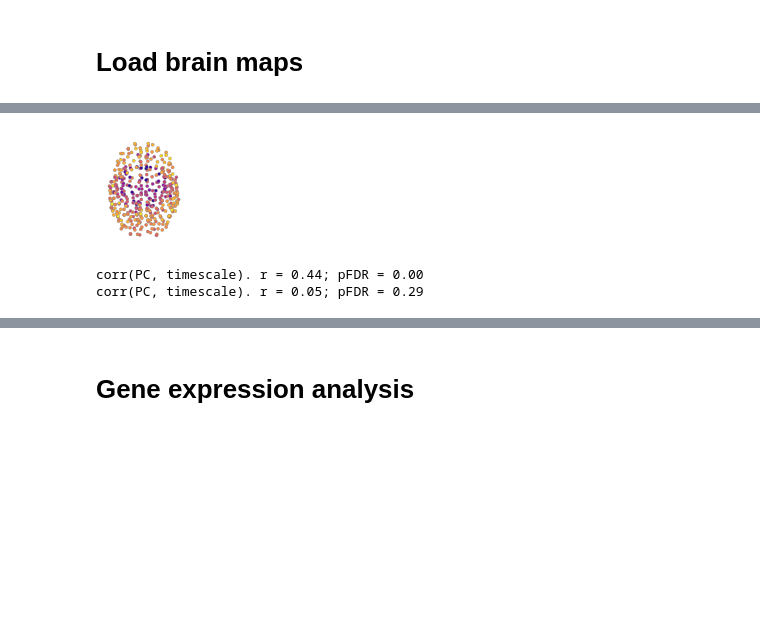
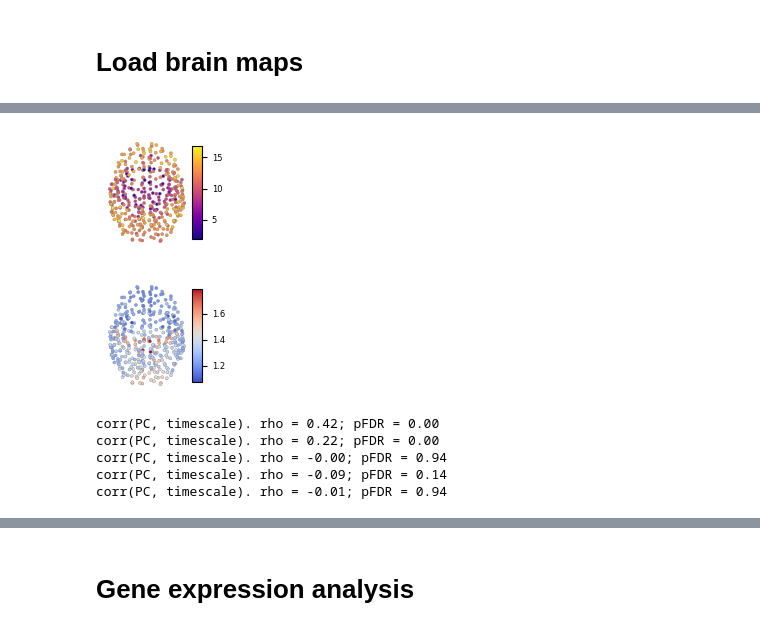
Before and after one commit to LindenParkesLab/nct_xr, a Jupyter notebook: scripts/results_optimized_weights.ipynb, the cells around one changed output, grey strips where cells are left out. Cells and saved outputs as stored; diff of their text form; code cells hidden in the pictures; blank space fills up the shorter version.

```diff
--- a/scripts/results_optimized_weights.ipynb
+++ b/scripts/results_optimized_weights.ipynb
@@ -326,0 +314,35 @@ print(sa_axis.shape, strength.shape, myelin.shape, timescales.shape)
+# %%
+# myelin matrix
+if which_data == 'HCPYA':
+    myelin = np.load(os.path.join(indir, '{0}_{1}_myelin.npy'.format(which_data, atlas)))
+    myelin = myelin.mean(axis=1)
+    TR=0.720
+elif which_data == 'MICS':
+    myelin = np.loadtxt('/media/lindenmp/storage_ssd_1/research_data/MICA-MICs/MICs/derivatives/gradients/gradients/ses-01/group/anat/micro_profiles/group_ses-01_space-fsnative_atlas-schaefer400_desc-mpcGradient.txt',
+                        dtype=np.float64, delimiter=',')
+    myelin = myelin[:, 0]
+    inf_mask = np.isinf(myelin)
+    myelin = myelin[~inf_mask]
+
+rsts = np.load(os.path.join(indir, '{0}_{1}_rsts.npy'.format(which_data, atlas)))
+n_parcels = rsts.shape[1]
+n_scans = rsts.shape[2]
+n_subs = rsts.shape[-1]
+timescales = np.zeros((n_parcels, n_scans, n_subs))
+for i in tqdm(np.arange(n_subs)):
+    for j in np.arange(n_scans):
+        for k in np.arange(n_parcels):
+            try:
+                _, timescales[k, j, i] = compute_acf(rsts[:, k, j, i])
+            except:
+                timescales[k, j, i] = np.nan
+timescales = timescales[:, 0, :]
+timescales = np.nanmean(timescales, axis=1)
+
+if which_data == 'MICS':
+    timescales_mask = np.abs(sp.stats.zscore(timescales)) < 2
+else:
+    timescales_mask = np.zeros(n_nodes).astype(bool)
+    timescales_mask[:] = True
+
+print(timescales.shape)
@@ -327,5 +392,9 @@ print(sa_axis.shape, strength.shape, myelin.shape, timescales.shape)
 # %%
-f = brain_scatter_plot(parcel_coords=parc_centroids, node_data=timescales, cmap = 'plasma')
-f.savefig(os.path.join(outdir, 'empirical_timescales_brain_map.png'), dpi=600, bbox_inches="tight", pad_inches=0.01)
+f = brain_scatter_plot(parcel_coords=parc_centroids[timescales_mask], node_data=timescales[timescales_mask], cmap='plasma', add_colorbar=True)
+f.savefig(os.path.join(outdir, 'empirical_timescales_brain_map.svg'), dpi=600, bbox_inches="tight", pad_inches=0.01)
+
+f = brain_scatter_plot(parcel_coords=parc_centroids, node_data=myelin, cmap='coolwarm', add_colorbar=True)
+f.savefig(os.path.join(outdir, 'myelin_brain_map.svg'), dpi=600, bbox_inches="tight", pad_inches=0.01)
 # %% [output]
-[figure, old version]
+[figure, new version]
+[figure, added]
@@ -332,18 +405,21 @@ f.savefig(os.path.join(outdir, 'empirical_timescales_brain_map.png'), dpi=600, b
 # %%
 observed_corrs = []
 p_vals = []
-for i in [0, 3]:
-    observed_corr = sp.stats.spearmanr(adjacency_weights_pca[i, :], timescales)[0]
-    p_val = sp.stats.spearmanr(adjacency_weights_pca[i, :], timescales)[1]
+for i in np.arange(n_components):
+    observed_corr = sp.stats.spearmanr(adjacency_weights_pca[i, timescales_mask], timescales[timescales_mask])[0]
+    p_val = sp.stats.spearmanr(adjacency_weights_pca[i, timescales_mask], timescales[timescales_mask])[1]
 
     observed_corrs.append(observed_corr)
     p_vals.append(p_val)
 
 p_vals_fdr = get_fdr_p(np.asarray(p_vals))
 
-for i in [0, 1]:
-    print('corr(PC, timescale). r = {:.2f}; pFDR = {:.2f}'.format(observed_corrs[i], p_vals_fdr[i]))
+for i in np.arange(n_components):
+    print('corr(PC, timescale). rho = {:.2f}; pFDR = {:.2f}'.format(observed_corrs[i], p_vals_fdr[i]))
 # %% [output]
-corr(PC, timescale). r = 0.44; pFDR = 0.00
-corr(PC, timescale). r = 0.05; pFDR = 0.29
+corr(PC, timescale). rho = 0.42; pFDR = 0.00
+corr(PC, timescale). rho = 0.22; pFDR = 0.00
+corr(PC, timescale). rho = -0.00; pFDR = 0.94
+corr(PC, timescale). rho = -0.09; pFDR = 0.14
+corr(PC, timescale). rho = -0.01; pFDR = 0.94
 # %%
```
Also changed, not shown: parts of 53 cells of this notebook.
